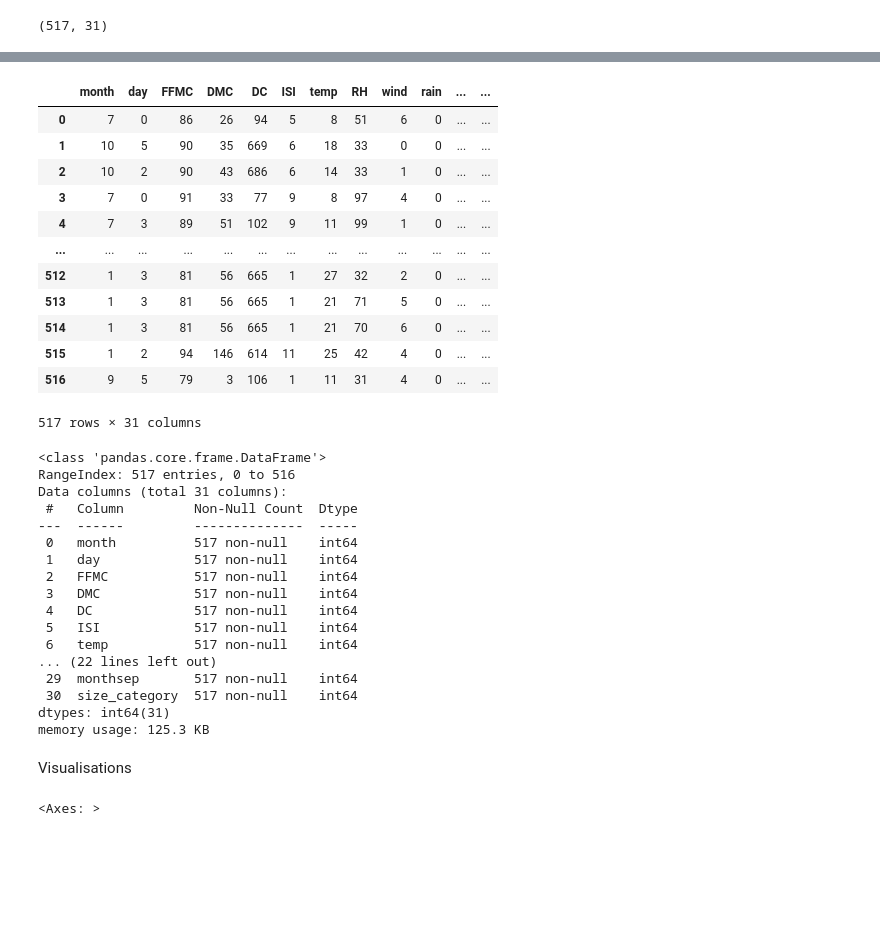
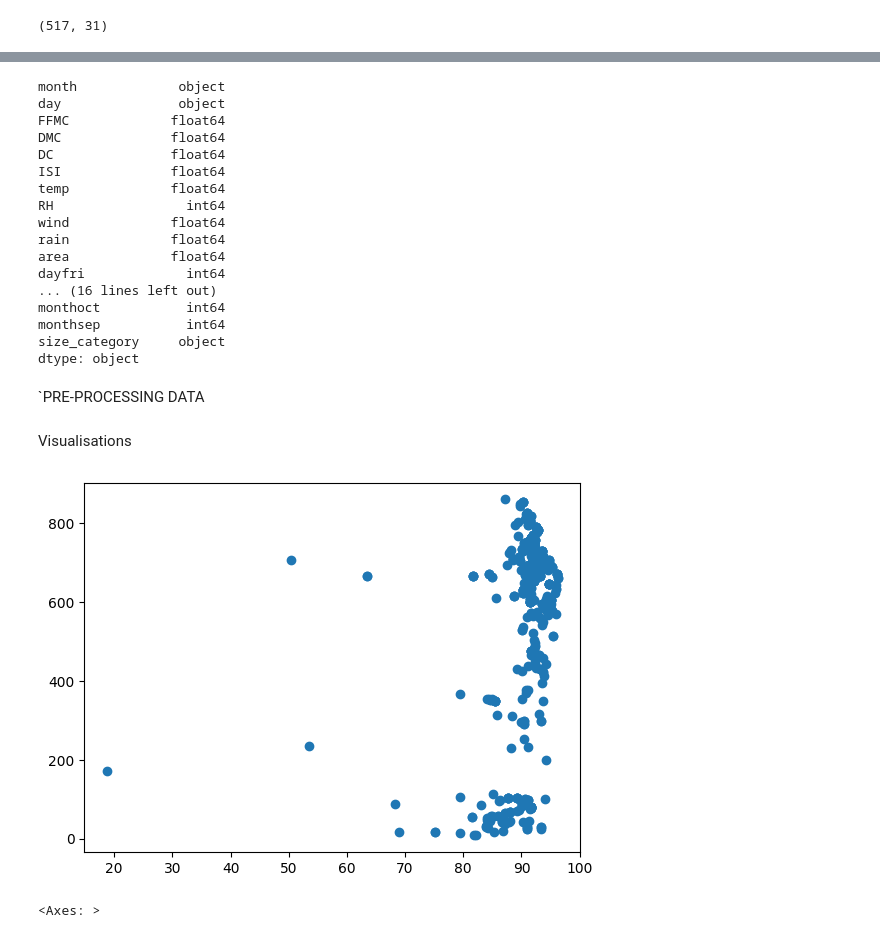
Before and after one commit to aravind7655/ML-Case-Studies, a Jupyter notebook: ForestFires.ipynb, the cells around one changed output, grey strips where cells are left out. Saved outputs shown, nothing was run; the diff lists cells and outputs as text; code cells hidden in the pictures; blank space fills up the shorter version.

```diff
--- a/ForestFires.ipynb
+++ b/ForestFires.ipynb
@@ -136,45 +131,40 @@ Preprocessing data
+# %%
+ForestFires_data.dtypes
+# %% [output]
+month             object
+day               object
+FFMC             float64
+DMC              float64
+DC               float64
+ISI              float64
+temp             float64
+RH                 int64
+wind             float64
+rain             float64
+area             float64
+dayfri             int64
+... (16 lines left out)
+monthoct           int64
+monthsep           int64
+size_category     object
+dtype: object
+# %%
+ForestFires_data['month']=ForestFires_data['month'].astype('category')
+ForestFires_data['day']=ForestFires_data['day'].astype('category')
+# %% [markdown]
+`PRE-PROCESSING DATA
+# %%
+from sklearn import preprocessing
+label_encoder =preprocessing.LabelEncoder()
 # %%
-from sklearn.preprocessing import LabelEncoder
-label_encoder=LabelEncoder()
-dataset['month']=label_encoder.fit_transform(dataset['month'])
-dataset['day']=label_encoder.fit_transform(dataset['day'])
-dataset['size_category']=label_encoder.fit_transform(dataset['size_category'])
+ForestFires_data['month']=label_encoder.fit_transform(ForestFires_data['month'])
+ForestFires_data['day']=label_encoder.fit_transform(ForestFires_data['day'])
+ForestFires_data['size_category']=label_encoder.fit_transform(ForestFires_data['size_category'])
-# %%
-dataset
-# %% [output]
-|  | month | day | FFMC | DMC | DC | ISI | temp | RH | wind | rain | ... | ... |
-| 0 | 7 | 0 | 86 | 26 | 94 | 5 | 8 | 51 | 6 | 0 | ... | ... |
-| 1 | 10 | 5 | 90 | 35 | 669 | 6 | 18 | 33 | 0 | 0 | ... | ... |
-| 2 | 10 | 2 | 90 | 43 | 686 | 6 | 14 | 33 | 1 | 0 | ... | ... |
-| 3 | 7 | 0 | 91 | 33 | 77 | 9 | 8 | 97 | 4 | 0 | ... | ... |
-| 4 | 7 | 3 | 89 | 51 | 102 | 9 | 11 | 99 | 1 | 0 | ... | ... |
-| ... | ... | ... | ... | ... | ... | ... | ... | ... | ... | ... | ... | ... |
-| 512 | 1 | 3 | 81 | 56 | 665 | 1 | 27 | 32 | 2 | 0 | ... | ... |
-| 513 | 1 | 3 | 81 | 56 | 665 | 1 | 21 | 71 | 5 | 0 | ... | ... |
-| 514 | 1 | 3 | 81 | 56 | 665 | 1 | 21 | 70 | 6 | 0 | ... | ... |
-| 515 | 1 | 2 | 94 | 146 | 614 | 11 | 25 | 42 | 4 | 0 | ... | ... |
-| 516 | 9 | 5 | 79 | 3 | 106 | 1 | 11 | 31 | 4 | 0 | ... | ... |
-517 rows × 31 columns
-# %%
-dataset.info()
-# %% [output]
-<class 'pandas.core.frame.DataFrame'>
-RangeIndex: 517 entries, 0 to 516
-Data columns (total 31 columns):
- #   Column         Non-Null Count  Dtype
----  ------         --------------  -----
- 0   month          517 non-null    int64
- 1   day            517 non-null    int64
- 2   FFMC           517 non-null    int64
- 3   DMC            517 non-null    int64
- 4   DC             517 non-null    int64
- 5   ISI            517 non-null    int64
- 6   temp           517 non-null    int64
-... (22 lines left out)
- 29  monthsep       517 non-null    int64
- 30  size_category  517 non-null    int64
-dtypes: int64(31)
-memory usage: 125.3 KB
 # %% [markdown]
 Visualisations
+# %%
+plt.scatter(ForestFires_data['FFMC'],ForestFires_data['DC'])
+plt.show()
+# %% [output]
+[figure, added]
 # %%
```
Also changed, not shown: parts of 41 cells of this notebook, 1 other file.
